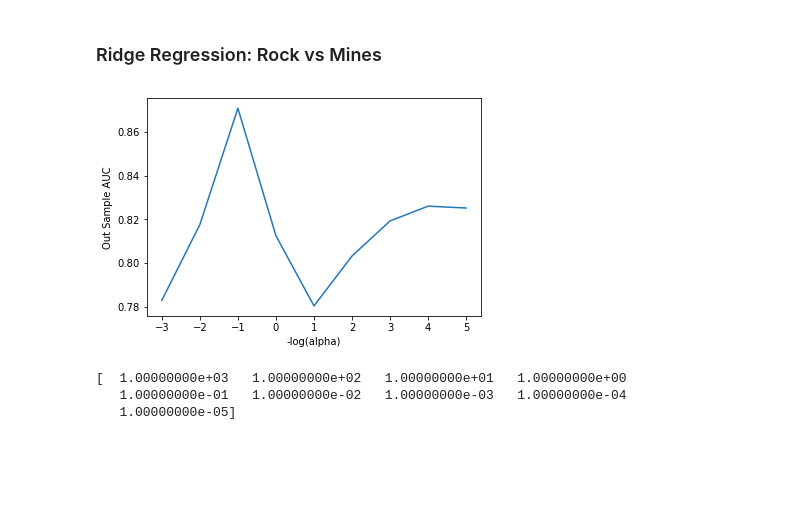
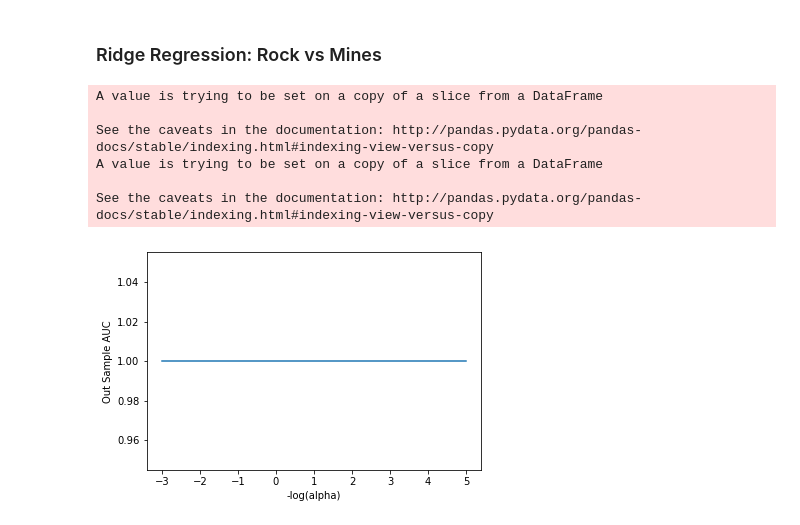
Before and after one commit to rohit-sa/ml_practice, a Jupyter notebook: pred_model_build.ipynb, the cells around one changed output. Cells and saved outputs as stored; diff of their text form; code cells hidden in the pictures; blank space fills up the shorter version.

Commit message:
rock_mine ridge regression 1

```diff
--- a/pred_model_build.ipynb
+++ b/pred_model_build.ipynb
@@ -194,7 +194,7 @@ for train_index, test_index in sss.split(data.values, labels):
     X_train, y_train = data.values[train_index], labels[train_index]
     X_test, y_test = data.values[test_index], labels[test_index]
 
-#X_train, y_train, X_test, y_test = third_split(data.values,labels)
+X_train, y_train, X_test, y_test = third_split(data.values,labels)
 
 n_feature = len(data.columns)
 out_sample_error = []
@@ -229,39 +229,45 @@ plt.show()
 # %%
 target_url = ("https://archive.ics.uci.edu/ml/machine-learning-databases/undocumented/connectionist-bench/sonar/sonar.all-data")
 data = pd.read_csv(target_url, header=0, sep=',')
-labels = data.iloc[:,60]
+labels = data.iloc[:,-1]
 enc = LabelEncoder()
-labels = enc.fit_transform(labels)
-data.drop(data.columns[60], axis=1, inplace=True)
-sss = StratifiedShuffleSplit(n_splits=1, test_size=0.33, random_state=10)
+#labels = enc.fit_transform(labels)
+for i in range(len(labels)):
+    if(labels[i] == 'M'):
+        labels.iloc[i] = 0
+    else:
+        labels.iloc[i] = 1
+
+data.drop(data.columns[-1], axis=1, inplace=True)
+sss = StratifiedShuffleSplit(n_splits=1, test_size=0.33, random_state=1)
 for train_index, test_index in sss.split(data.values,labels):
     X_train, y_train = data.values[train_index], labels[train_index]
     X_test, y_test = data.values[test_index], labels[test_index]
 
-#X_train, y_train, X_test, y_test = third_split(data.values,labels)
+X_train, y_train, X_test, y_test = third_split(data.values,labels)
 
 n_feature = len(data.columns)
 out_sample_auc = []
 alpha_range = range(-3,6)
 alpha_list = np.power(0.1,alpha_range)
 
 for a in alpha_list:
-    wq_ridge_model = linear_model.Ridge(alpha=a)
-    wq_ridge_model.fit(X_train, y_train)
-    test_pred = wq_ridge_model.predict(X_test)
+    rm_ridge_model = linear_model.Ridge(alpha=a)
+    rm_ridge_model.fit(X_train, y_train)
+    test_pred = rm_ridge_model.predict(X_test)
     fpr, tpr, threh = roc_curve(y_test, test_pred)
     roc_auc = auc(fpr,tpr)
     out_sample_auc.append(roc_auc)
 
 plt.plot(alpha_range, out_sample_auc)
 plt.xlabel('-log(alpha)')
 plt.ylabel('Out Sample AUC')
 plt.show()
 # %% [output]
+A value is trying to be set on a copy of a slice from a DataFrame
+
+See the caveats in the documentation: http://pandas.pydata.org/pandas-docs/stable/indexing.html#indexing-view-versus-copy
+A value is trying to be set on a copy of a slice from a DataFrame
+
+See the caveats in the documentation: http://pandas.pydata.org/pandas-docs/stable/indexing.html#indexing-view-versus-copy
-[figure, old version]
+[figure, new version]
-# %%
-print(alpha_list)
-# %% [output]
-[  1.00000000e+03   1.00000000e+02   1.00000000e+01   1.00000000e+00
-   1.00000000e-01   1.00000000e-02   1.00000000e-03   1.00000000e-04
-   1.00000000e-05]
```
Also changed, not shown: parts of 1 cell of this notebook.
